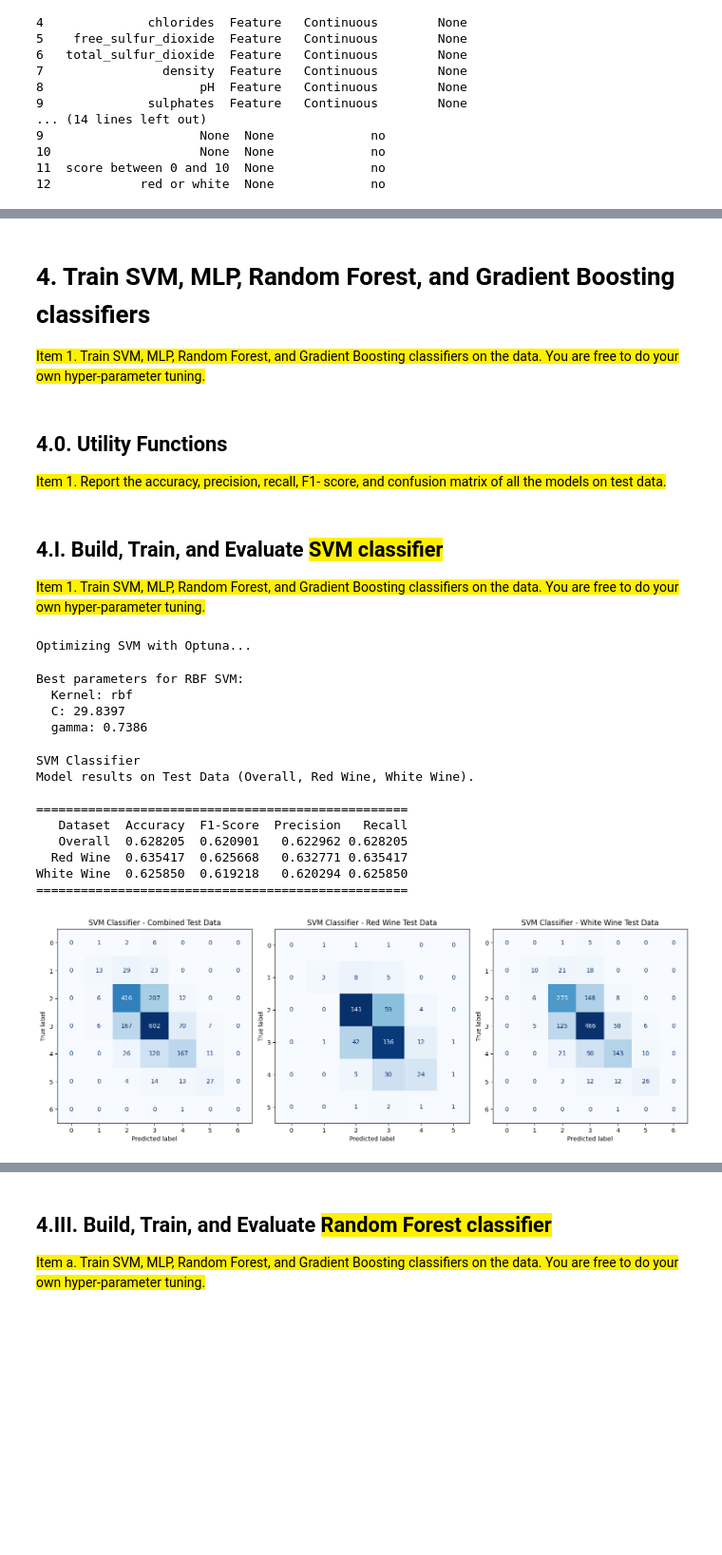
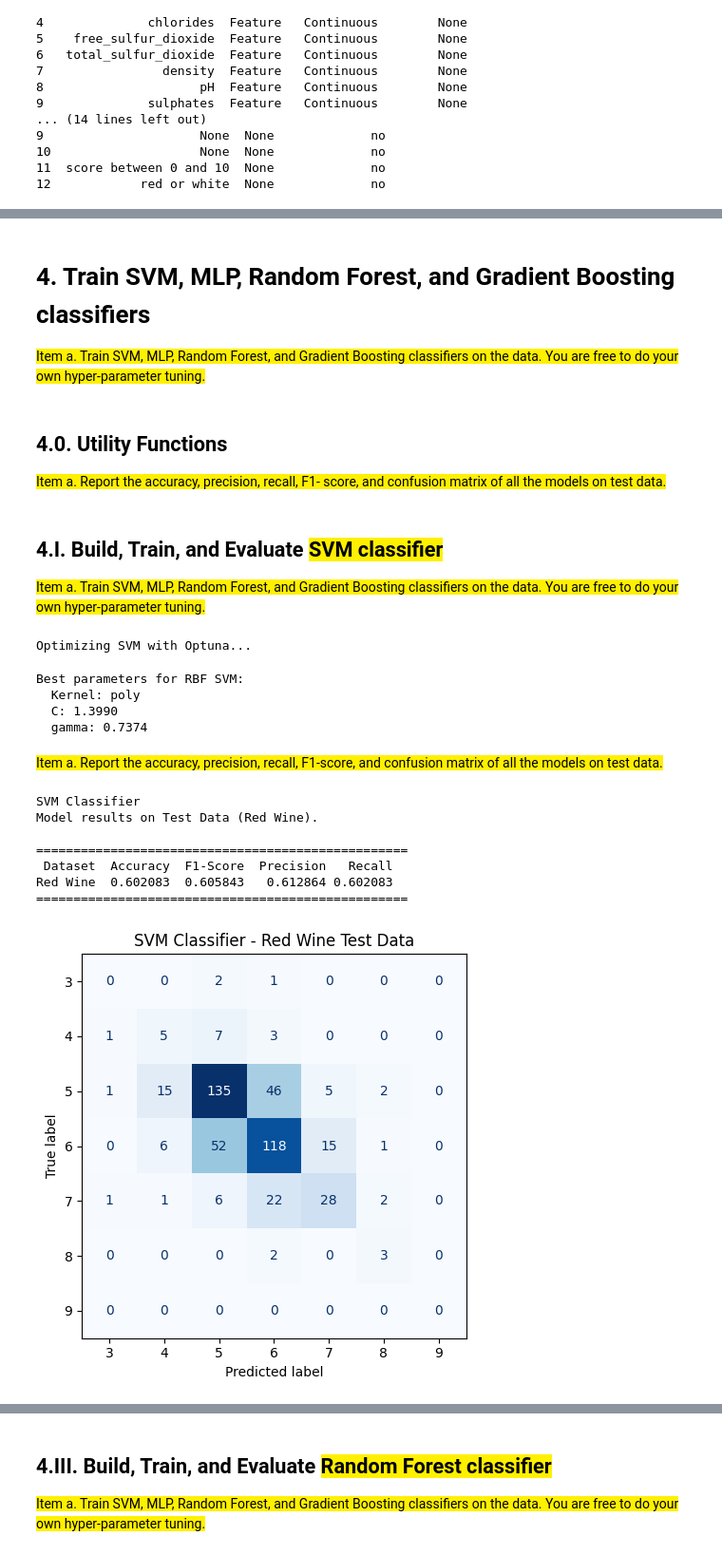
Before and after one commit to jonmaaku/AI221-machine-problems, a Jupyter notebook: mp3/MP3.ipynb, the cells around one changed output, grey strips where cells are left out. Shown: that part at 95% size. Saved outputs shown, nothing was run; the diff lists cells and outputs as text; code cells hidden in the pictures; blank space fills up the shorter version.

```diff
--- a/mp3/MP3.ipynb
+++ b/mp3/MP3.ipynb
@@ -78,6 +108,6 @@ print(wine_quality.variables)
 # %%
 # Split the dataset into training and testing sets(30% test size, 70% train size), stratified by the target variable
-# Split first via color of the wine, then combine both colors after splitting
+
 X_red =  wine_quality.data["original"][wine_quality.data["original"]['color'] == 'red'].drop(columns=['quality', 'color'])
 y_red = wine_quality.data["original"][wine_quality.data["original"]['color'] == 'red']['quality']
 X_train_red, X_test_red, y_train_red, y_test_red = train_test_split(
@@ -90,11 +120,10 @@ X_train_white, X_test_white, y_train_white, y_test_white = train_test_split(
     X_white, y_white, test_size=0.3, stratify=y_white, random_state=42
 )
 
-# Combine the splits
-X_train = pd.concat([X_train_red, X_train_white])
-y_train = pd.concat([y_train_red, y_train_white])
-X_test = pd.concat([X_test_red, X_test_white])
-y_test = pd.concat([y_test_red, y_test_white])
+X_train = X_train_red
+y_train = y_train_red
+X_test = X_test_red
+y_test = y_test_red
 # %%
 def plot_target_distribution(dataframes, titles):
     """
@@ -148,13 +177,13 @@ plot_target_distribution(
 # 4. Train SVM, MLP, Random Forest, and Gradient Boosting classifiers
 
 
-<mark style="background-color: #fff000;">Item 1. Train SVM, MLP, Random Forest, and Gradient Boosting classifiers on the data.
+<mark style="background-color: #fff000;">Item a. Train SVM, MLP, Random Forest, and Gradient Boosting classifiers on the data.
 You are free to do your own hyper-parameter tuning.</mark>
 # %% [markdown]
 ## 4.0. Utility Functions
 
 
-<mark style="background-color: #fff000;">Item 1. Report the accuracy, precision, recall, F1-
+<mark style="background-color: #fff000;">Item a. Report the accuracy, precision, recall, F1-
 score, and confusion matrix of all the models on test data.</mark>
 # %%
 
@@ -201,10 +230,11 @@ def plot_confusion_matrix(data: list[dict]):
     if n_models == 1:
         axes = [axes]
     for ax, y_pred, y_test, model_name in zip(axes, data['y_pred'], data['y_test'], data['model_name']):
-        cm = confusion_matrix(y_test, y_pred)
-        disp = ConfusionMatrixDisplay(confusion_matrix=cm)
+        cm = confusion_matrix(y_test, y_pred, labels=[3,4,5,6,7,8,9])
+        disp = ConfusionMatrixDisplay(confusion_matrix=cm, display_labels=[3,4,5,6,7,8,9])
         disp.plot(ax=ax, cmap=plt.cm.Blues, colorbar=False)
         ax.set_title(f"{model_name}")
+
     plt.tight_layout()
     plt.show()
 
@@ -218,30 +248,30 @@ def store_model_results(model_name, evaluation_metrics, results_dict):
 
 def print_evaluation_results(evaluation, title):
     print(f"\n{title}")
-    print("Model results on Test Data (Overall, Red Wine, White Wine).\n")
+    print("Model results on Test Data (Red Wine).\n")
 
     # Combine overall, red wine, and white wine results into a single table
     results = pd.DataFrame({
-        "Dataset": ["Overall", "Red Wine", "White Wine"],
+        "Dataset": ["Red Wine",],
         "Accuracy": [
-            evaluation.get("accuracy"),
+            # evaluation.get("accuracy"),
             evaluation.get("red_wine", {}).get("accuracy"),
-            evaluation.get("white_wine", {}).get("accuracy")
+            # evaluation.get("white_wine", {}).get("accuracy")
         ],
         "F1-Score": [
-            evaluation.get("f1"),
+            # evaluation.get("f1"),
             evaluation.get("red_wine", {}).get("f1"),
-            evaluation.get("white_wine", {}).get("f1")
+            # evaluation.get("white_wine", {}).get("f1")
         ],
         "Precision": [
-            evaluation.get("precision"),
+            # evaluation.get("precision"),
             evaluation.get("red_wine", {}).get("precision"),
-            evaluation.get("white_wine", {}).get("precision")
+            # evaluation.get("white_wine", {}).get("precision")
         ],
         "Recall": [
-            evaluation.get("recall"),
+            # evaluation.get("recall"),
             evaluation.get("red_wine", {}).get("recall"),
-            evaluation.get("white_wine", {}).get("recall")
+            # evaluation.get("white_wine", {}).get("recall")
         ]
     })
 
@@ -253,7 +283,7 @@ def print_evaluation_results(evaluation, title):
 ## 4.I. Build, Train, and Evaluate <mark style="background-color: #fff000;"> SVM classifier </mark>
 
 
-<mark style="background-color: #fff000;">Item 1. Train SVM, MLP, Random Forest, and Gradient Boosting classifiers on the data.
+<mark style="background-color: #fff000;">Item a. Train SVM, MLP, Random Forest, and Gradient Boosting classifiers on the data.
 You are free to do your own hyper-parameter tuning.</mark>
 # %%
 
@@ -295,49 +325,49 @@ print(f"  gamma: {best_params_svm['gamma']:.4f}")
 # %% [output]
 Optimizing SVM with Optuna...
 Best parameters for RBF SVM:
-  Kernel: rbf
-  C: 29.8397
-  gamma: 0.7386
+  Kernel: poly
+  C: 1.3990
+  gamma: 0.7374
+# %% [markdown]
+<mark style="background-color: #fff000;">Item a.  Report the accuracy, precision, recall, F1-score, and confusion matrix of all the models on test data. </mark>
 # %%
 # Train model with best parameters
 optimized_svm_classifier = Pipeline([
     ('scaler', StandardScaler()),
     ('svm', SVC(
         kernel=best_params_svm['kernel'],
         C=best_params_svm['C'],
         gamma=best_params_svm['gamma'],
         coef0=best_params_svm.get('coef0', 0.0),
         degree=best_params_svm.get('degree', 3),
         random_state=42
     ))
 ])
 
 # Fit the optimized model
 optimized_svm_classifier.fit(X_train, y_train)
 # Evaluate
 optimized_svm_classifier_results = evaluate_model(
     optimized_svm_classifier,
     X_test, y_test, red_test={"x": X_test_red, "y": y_test_red}, white_test={
         "x": X_test_white, "y": y_test_white
     }
 )
 print_evaluation_results(optimized_svm_classifier_results, title="SVM Classifier")
 plot_confusion_matrix({
-    'y_pred': [optimized_svm_classifier.predict(X_test), optimized_svm_classifier.predict(X_test_red), optimized_svm_classifier.predict(X_test_white)],
-    'y_test': [y_test, y_test_red, y_test_white],
-    'model_name': ["SVM Classifier - Combined Test Data", "SVM Classifier - Red Wine Test Data", "SVM Classifier - White Wine Test Data"]
+    'y_pred': [optimized_svm_classifier.predict(X_test_red)],
+    'y_test': [y_test_red],
+    'model_name': ["SVM Classifier - Red Wine Test Data"]
 })
 # %% [output]
 SVM Classifier
-Model results on Test Data (Overall, Red Wine, White Wine).
+Model results on Test Data (Red Wine).
 
 ==================================================
-   Dataset  Accuracy  F1-Score  Precision   Recall
-   Overall  0.628205  0.620901   0.622962 0.628205
-  Red Wine  0.635417  0.625668   0.632771 0.635417
-White Wine  0.625850  0.619218   0.620294 0.625850
+ Dataset  Accuracy  F1-Score  Precision   Recall
+Red Wine  0.602083  0.605843   0.612864 0.602083
 ==================================================
-[figure, old version]
+[figure, new version]
 # %% [markdown]
 ## 4.II. Build, Train, and Evaluate <mark style="background-color: #fff000;"> MLP classifier </mark>
 
```
Also changed, not shown: parts of 38 cells of this notebook, 4 other files.
